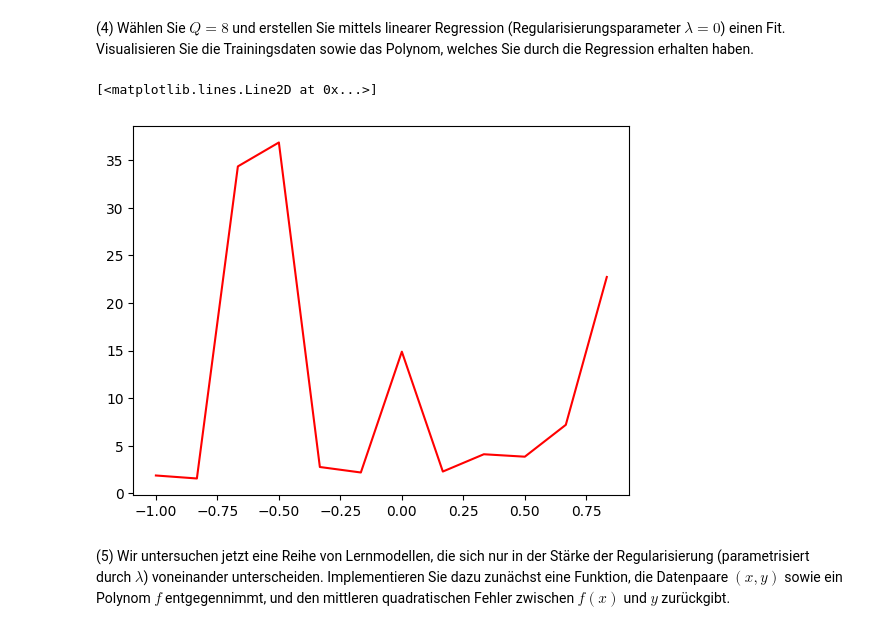
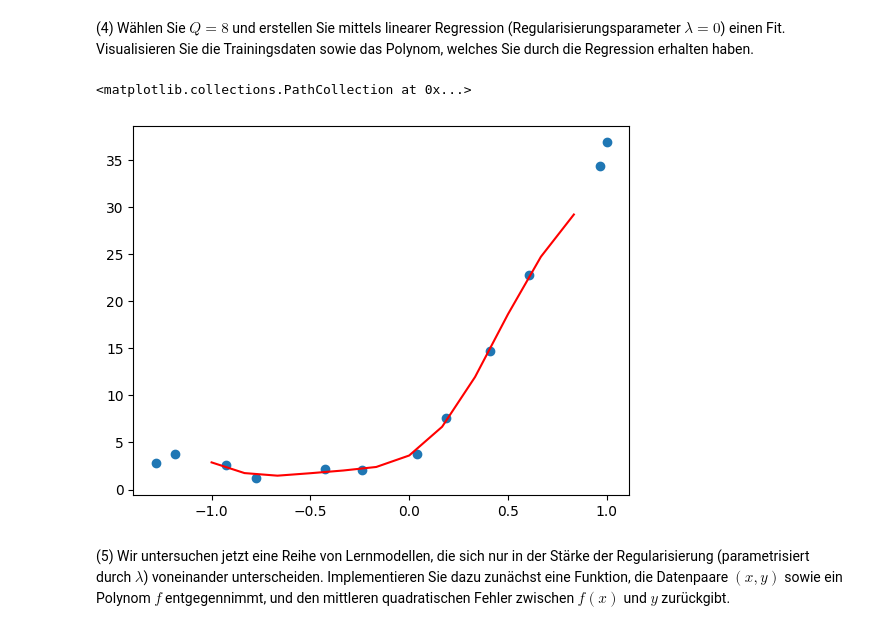
Before and after one commit to Emanuel162/MachineLearning, a Jupyter notebook: UebungenML/SJMN-5.ipynb, the cells around one changed output. Drawn from its saved outputs; the diff is of its cells as text; code cells hidden in the pictures.

```diff
--- a/UebungenML/SJMN-5.ipynb
+++ b/UebungenML/SJMN-5.ipynb
@@ -51,11 +51,11 @@ x_train, y_train = data['X'], data['y']
 x_val, y_val = data['Xval'], data['yval']
 x_test, y_test = data['Xtest'], data['ytest']
 
-x_max = max(x_train)
+x_max = max(x_train).copy()
 
-x_train /= max(x_train)
-x_val /= max(x_train)
-x_test /= max(x_train)
+x_train /= x_max
+x_val /= x_max
+x_test /= x_max
 plt.scatter(x_train, y_train)
 
 # Folgender Code-Schnipsel könnte Ihnen in späteren Aufgaben hilfreich sein:
@@ -95,22 +95,23 @@ def phi_q(x, Q):
 # %%
 
 #Ist vermutlich falsch finden den Fehler nicht => folglich viele Folge Fehler :(
 def get_final_g(x, w_reg):
     res = 0
     for i in range(len(w_reg)):
         res += (x ** i) * w_reg[i]
     return res
 
 
 phi = phi_q(x_train, 8)
 w_reg = lin_reg_regularized(phi, y_train, 0)
 #print(lin)
 #print(get_final_g(x_train, lin))
 x_plot = np.arange(-1, 1, 1 / 6)
-plt.plot(x_plot, get_final_g(x_train, w_reg), "r")
+plt.plot(x_plot, get_final_g(x_plot, w_reg), "r")
+plt.scatter(x_train,y_train)
 # %% [output]
-[<matplotlib.lines.Line2D at 0x...>]
+<matplotlib.collections.PathCollection at 0x...>
-[figure, old version]
+[figure, new version]
 # %% [markdown]
 (5) Wir untersuchen jetzt eine Reihe von Lernmodellen, die sich nur in der Stärke der Regularisierung (parametrisiert durch $\lambda$) voneinander unterscheiden. Implementieren Sie dazu zunächst eine Funktion, die Datenpaare $(x, y)$ sowie ein Polynom $f$ entgegennimmt, und den mittleren quadratischen Fehler zwischen $f(x)$ und $y$ zurückgibt.
 # %%
```
Also changed, not shown: parts of 6 cells of this notebook.
